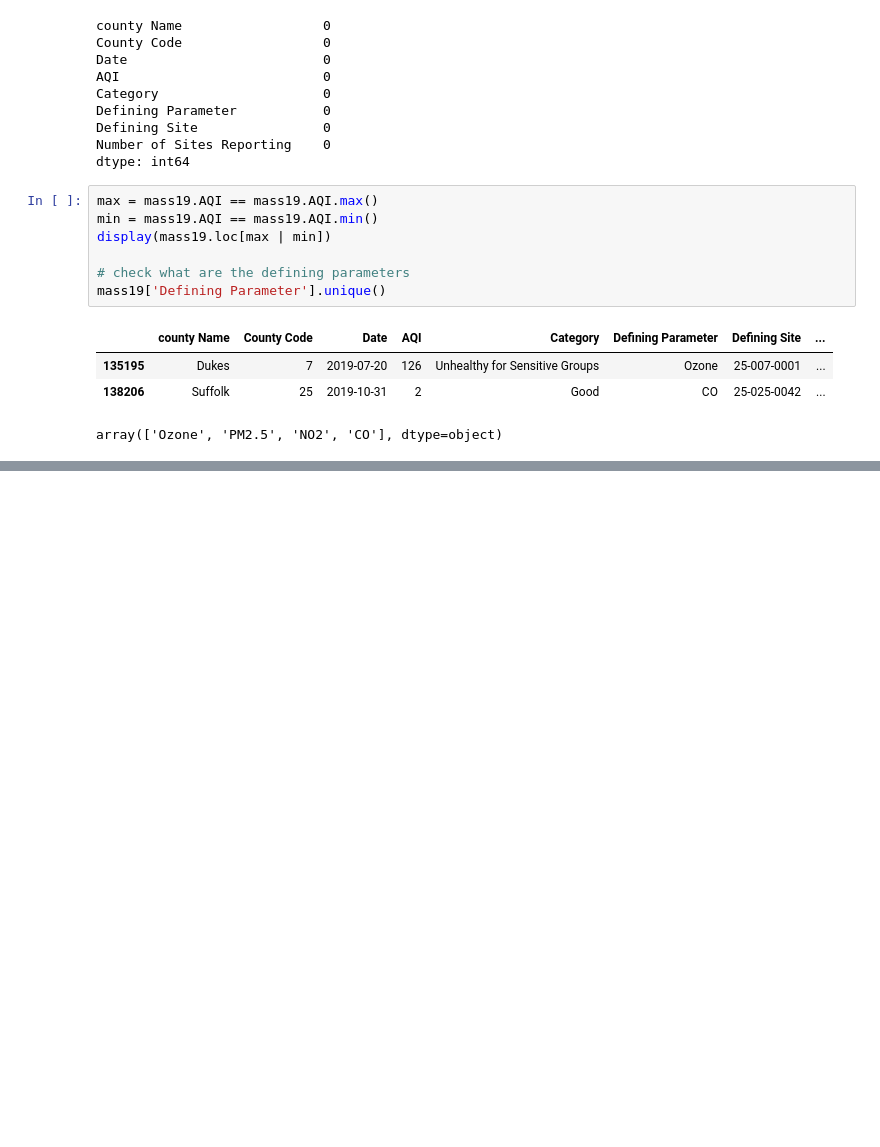
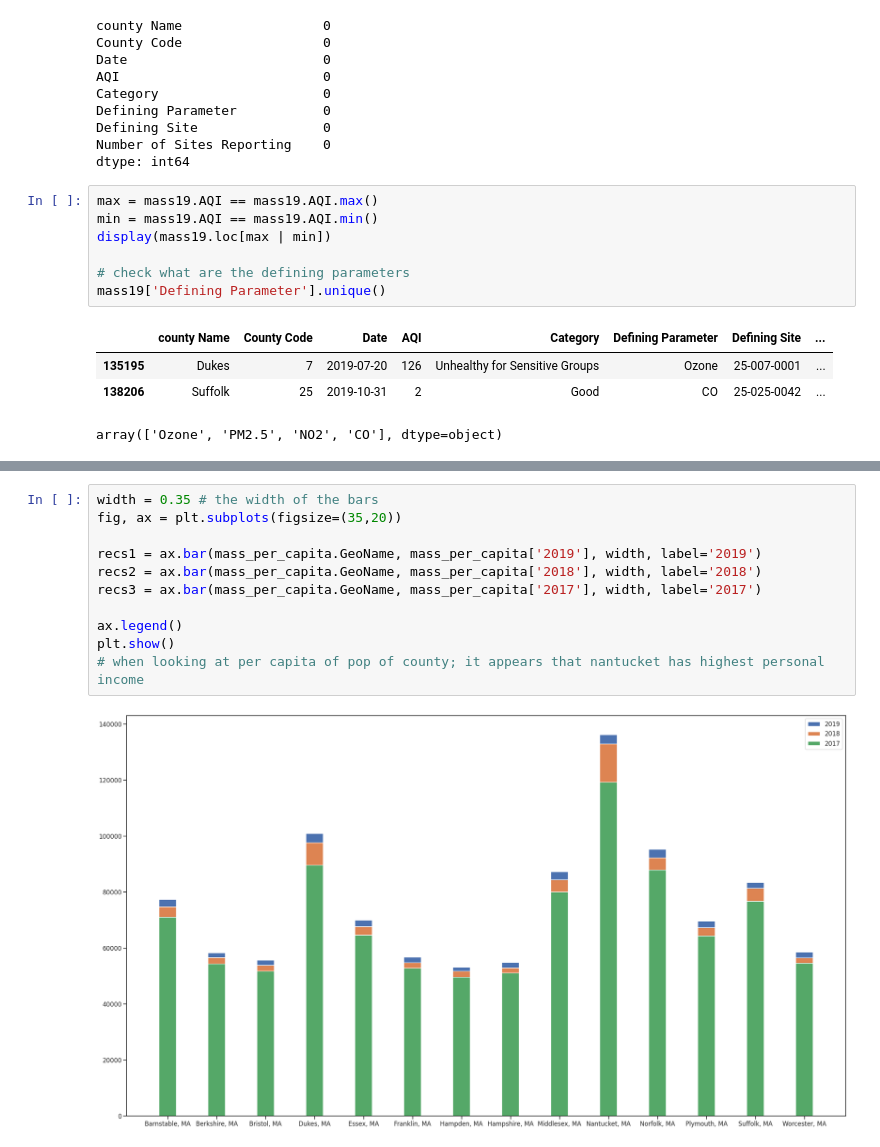
Before and after one commit to willkchan/Pollution-Forecast, a Jupyter notebook: src/preparation/Data_Wrangling2.ipynb, the cells around one changed output, grey strips where cells are left out. Cells and saved outputs as stored; diff of their text form; blank space fills up the shorter version.

```diff
--- a/src/preparation/Data_Wrangling2.ipynb
+++ b/src/preparation/Data_Wrangling2.ipynb
@@ -138,0 +289,13 @@ array(['Ozone', 'PM2.5', 'NO2', 'CO'], dtype=object)
+# %%
+width = 0.35 # the width of the bars
+fig, ax = plt.subplots(figsize=(35,20))
+
+recs1 = ax.bar(mass_per_capita.GeoName, mass_per_capita['2019'], width, label='2019')
+recs2 = ax.bar(mass_per_capita.GeoName, mass_per_capita['2018'], width, label='2018')
+recs3 = ax.bar(mass_per_capita.GeoName, mass_per_capita['2017'], width, label='2017')
+
+ax.legend()
+plt.show()
+# when looking at per capita of pop of county; it appears that nantucket has highest personal income
+# %% [output]
+[figure, added]
```
Also changed, not shown: parts of 14 cells of this notebook.
